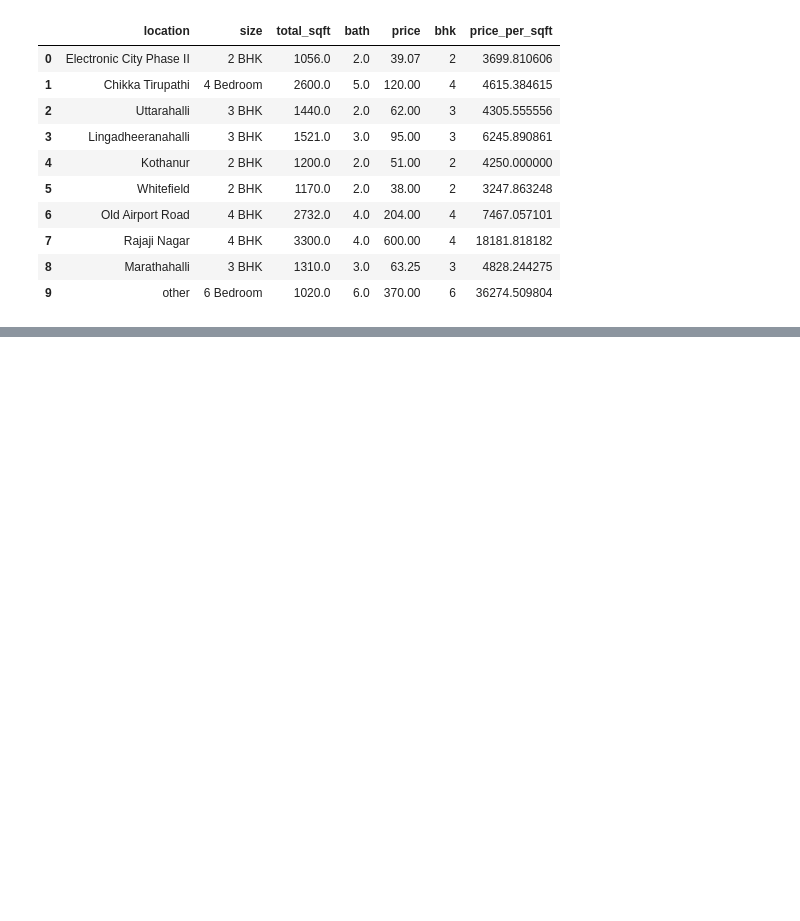
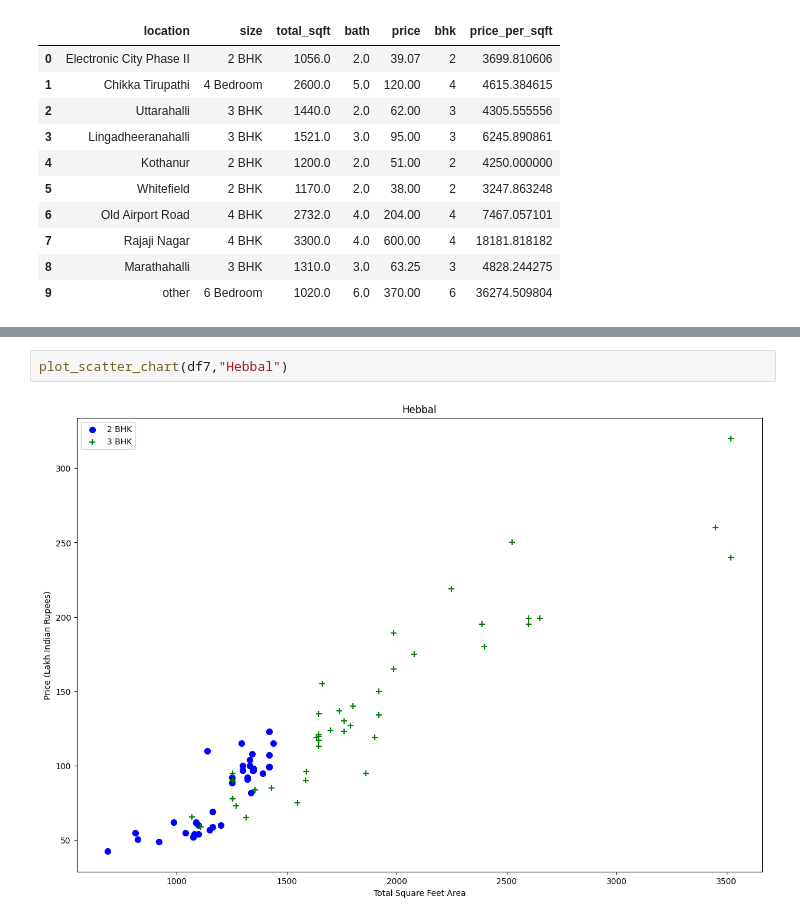
Before and after one commit to sabahatyns/Real-estate-Price-Pridiction, a Jupyter notebook: Model/House_prices.ipynb, the cells around one changed output, grey strips where cells are left out. Saved outputs shown, nothing was run; the diff lists cells and outputs as text; blank space fills up the shorter version.

```diff
--- a/Model/House_prices.ipynb
+++ b/Model/House_prices.ipynb
@@ -265,0 +336,4 @@ df5.head(10)
+# %%
+plot_scatter_chart(df7,"Hebbal")
+# %% [output]
+[figure, added]
```
Also changed, not shown: parts of 30 cells of this notebook.
